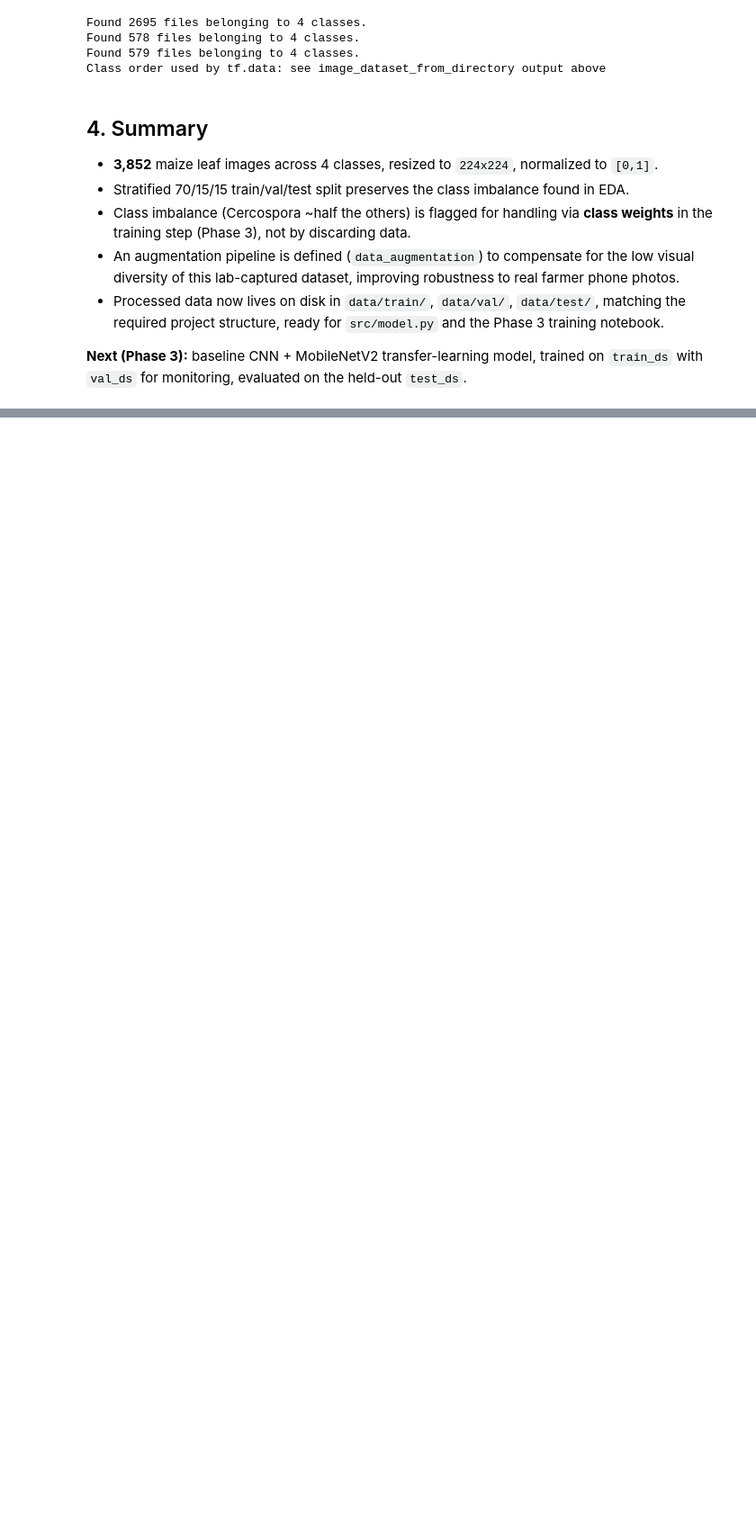
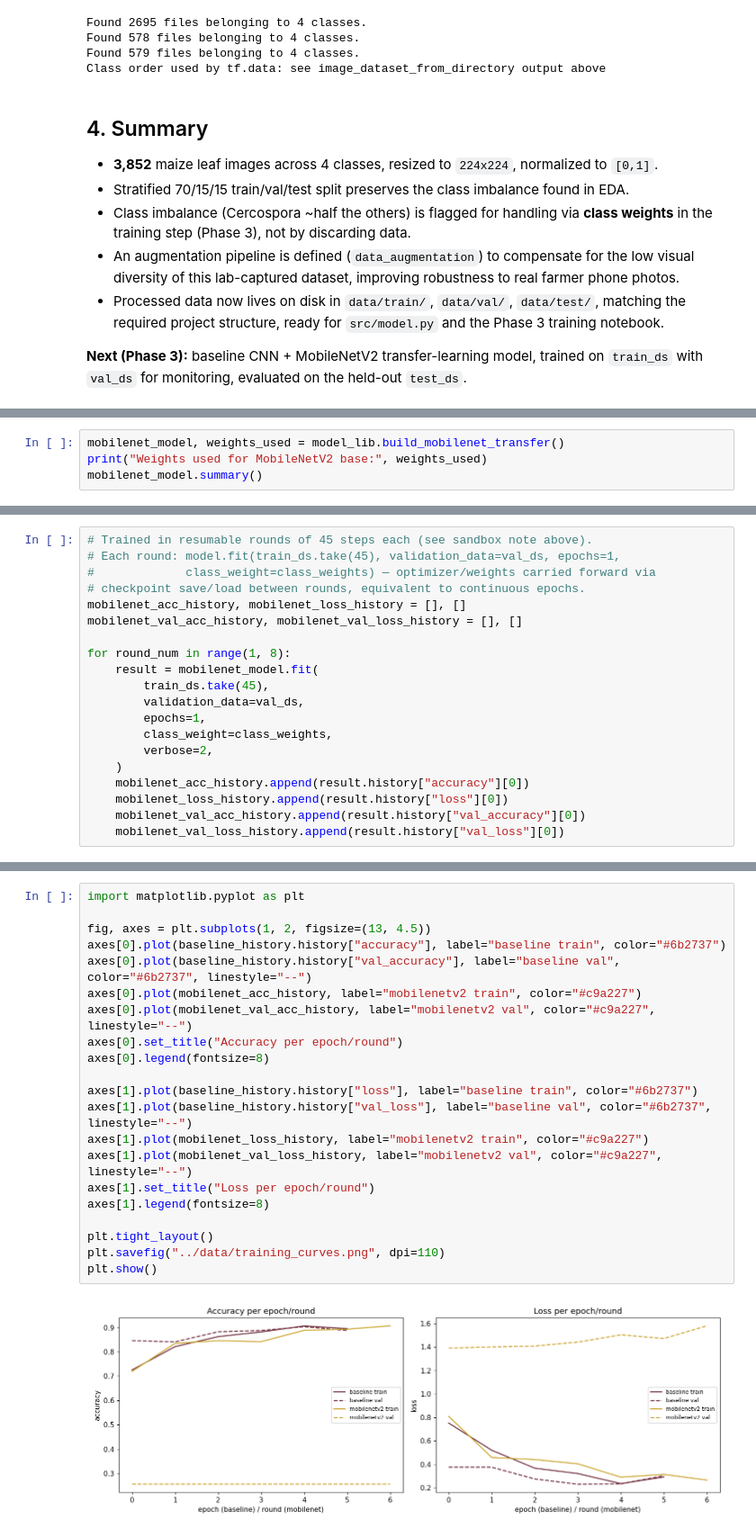
Before and after one commit to inyangelarissa/crop_disease_indetifier, a Jupyter notebook: notebook/maize_leaf_disease.ipynb, the cells around one changed output, grey strips where cells are left out. Shown at 90% size. Drawn from its saved outputs; the diff is of its cells as text; blank space fills up the shorter version.

Commit message:
prediction model

```diff
--- a/notebook/maize_leaf_disease.ipynb
+++ b/notebook/maize_leaf_disease.ipynb
@@ -270,0 +375,4 @@ Class order used by tf.data: see image_dataset_from_directory output above
+# %%
+mobilenet_model, weights_used = model_lib.build_mobilenet_transfer()
+print("Weights used for MobileNetV2 base:", weights_used)
+mobilenet_model.summary()
@@ -270,0 +383,20 @@ Class order used by tf.data: see image_dataset_from_directory output above
+# %%
+# Trained in resumable rounds of 45 steps each (see sandbox note above).
+# Each round: model.fit(train_ds.take(45), validation_data=val_ds, epochs=1,
+#             class_weight=class_weights) — optimizer/weights carried forward via
+# checkpoint save/load between rounds, equivalent to continuous epochs.
+mobilenet_acc_history, mobilenet_loss_history = [], []
+mobilenet_val_acc_history, mobilenet_val_loss_history = [], []
+
+for round_num in range(1, 8):
+    result = mobilenet_model.fit(
+        train_ds.take(45),
+        validation_data=val_ds,
+        epochs=1,
+        class_weight=class_weights,
+        verbose=2,
+    )
+    mobilenet_acc_history.append(result.history["accuracy"][0])
+    mobilenet_loss_history.append(result.history["loss"][0])
+    mobilenet_val_acc_history.append(result.history["val_accuracy"][0])
+    mobilenet_val_loss_history.append(result.history["val_loss"][0])
@@ -270,0 +432,23 @@ Class order used by tf.data: see image_dataset_from_directory output above
+# %%
+import matplotlib.pyplot as plt
+
+fig, axes = plt.subplots(1, 2, figsize=(13, 4.5))
+axes[0].plot(baseline_history.history["accuracy"], label="baseline train", color="#6b2737")
+axes[0].plot(baseline_history.history["val_accuracy"], label="baseline val", color="#6b2737", linestyle="--")
+axes[0].plot(mobilenet_acc_history, label="mobilenetv2 train", color="#c9a227")
+axes[0].plot(mobilenet_val_acc_history, label="mobilenetv2 val", color="#c9a227", linestyle="--")
+axes[0].set_title("Accuracy per epoch/round")
+axes[0].legend(fontsize=8)
+
+axes[1].plot(baseline_history.history["loss"], label="baseline train", color="#6b2737")
+axes[1].plot(baseline_history.history["val_loss"], label="baseline val", color="#6b2737", linestyle="--")
+axes[1].plot(mobilenet_loss_history, label="mobilenetv2 train", color="#c9a227")
+axes[1].plot(mobilenet_val_loss_history, label="mobilenetv2 val", color="#c9a227", linestyle="--")
+axes[1].set_title("Loss per epoch/round")
+axes[1].legend(fontsize=8)
+
+plt.tight_layout()
+plt.savefig("../data/training_curves.png", dpi=110)
+plt.show()
+# %% [output]
+[figure, added]
```
Also changed, not shown: parts of 29 cells of this notebook, 1 other file.
